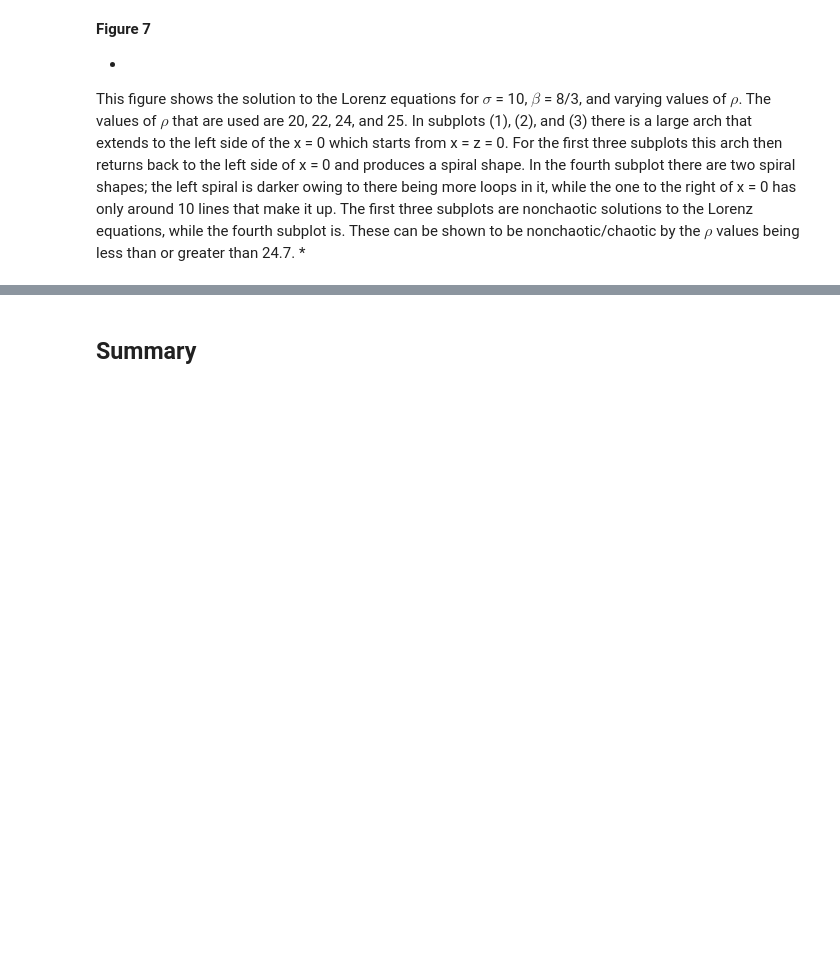
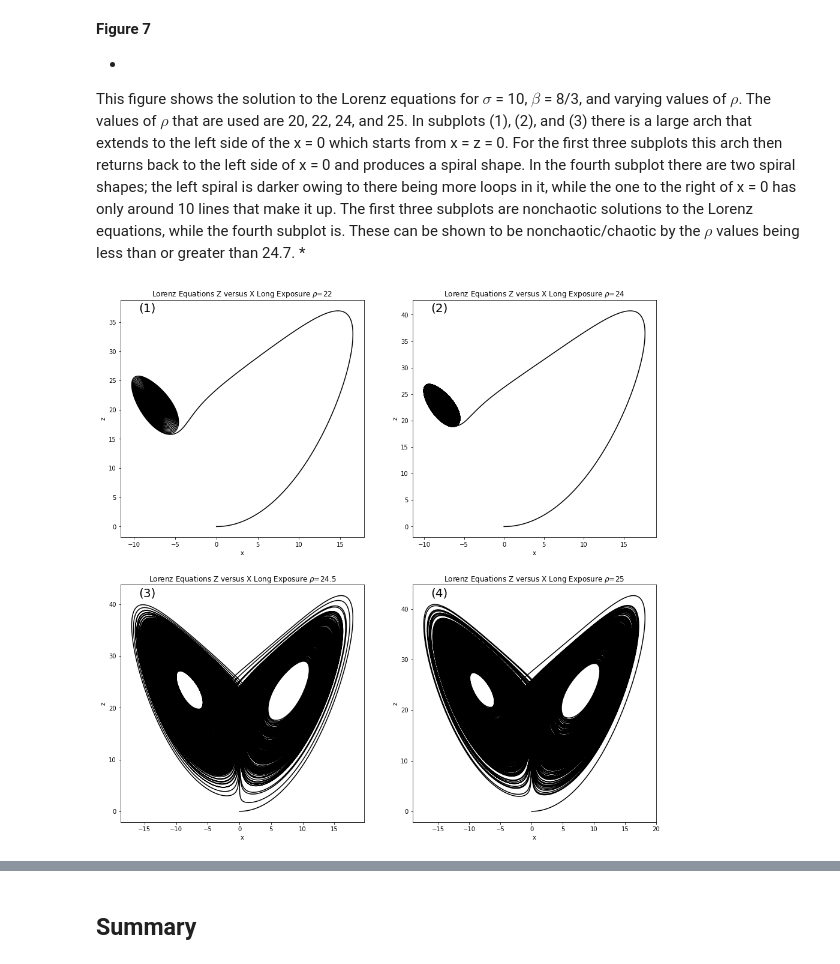
Before and after one commit to DannieWright/Final_Project, a Jupyter notebook: Final Project.ipynb, the cells around one changed output, grey strips where cells are left out. Saved outputs shown, nothing was run; the diff lists cells and outputs as text; code cells hidden in the pictures; blank space fills up the shorter version.

```diff
--- a/Final Project.ipynb
+++ b/Final Project.ipynb
@@ -683,6 +683,48 @@ if __name__ == "__main__":
 *
 This figure shows the solution to the Lorenz equations for $\sigma$ = 10, $\beta$ = 8/3, and varying values of $\rho$. The values of $\rho$ that are used are 20, 22, 24, and 25. In subplots (1), (2), and (3) there is a large arch that extends to the left side of the x = 0 which starts from x = z = 0. For the first three subplots this arch then returns back to the left side of x = 0 and produces a spiral shape. In the fourth subplot there are two spiral shapes; the left spiral is darker owing to there being more loops in it, while the one to the right of x = 0 has only around 10 lines that make it up. The first three subplots are nonchaotic solutions to the Lorenz equations, while the fourth subplot is. These can be shown to be nonchaotic/chaotic by the $\rho$ values being less than or greater than 24.7.
 *
+# %%
+if __name__ == "__main__":
+    #establish initial plot values
+    plotLabelXPos = 0.075
+    plotLabelYPos = 0.95
+    plotLabelFontSize = 20
+
+    #set constants and starting condition
+    sigma = 10.0
+    rho = [22, 24.0, 24.5, 25]
+    beta = 8.0 / 3.0
+    r0 = (0, 1, 0)
+
+    #set solution interval and accuracy
+    interval = (0, 400)#(0, 50)
+    steps = 4000000#100000
+
+    #set up plot
+    plt.figure(figsize=(16, 16))
+
+    #plot the figure for each rho value
+    for i in range (len (rho)):
+
+        #set the state based on the current rho value
+        state = (sigma, rho[i], beta)
+
+        #solve the Lorenz equations
+        solution = lorenzSolution (r0, interval, steps, state)
+
+        # x vs z
+        ax = plt.subplot(2, 2, i + 1)
+        ax.set_xlabel("x")
+        ax.set_ylabel("z")
+        ax.set_title (r"Lorenz Equations Z versus X Long Exposure $\rho$={}".format (rho[i]))
+        ax.text (plotLabelXPos, plotLabelYPos, "({})".format(i + 1), fontsize=plotLabelFontSize,
+                 transform=ax.transAxes)
+        plt.plot(solution[:,1], solution[:,3], "-k")
+
+
+    plt.show ()
+# %% [output]
+[figure, added]
 # %%
 if __name__ == "__main__":
     #establish initial plot values
```
Also changed, not shown: parts of 2 cells of this notebook.
